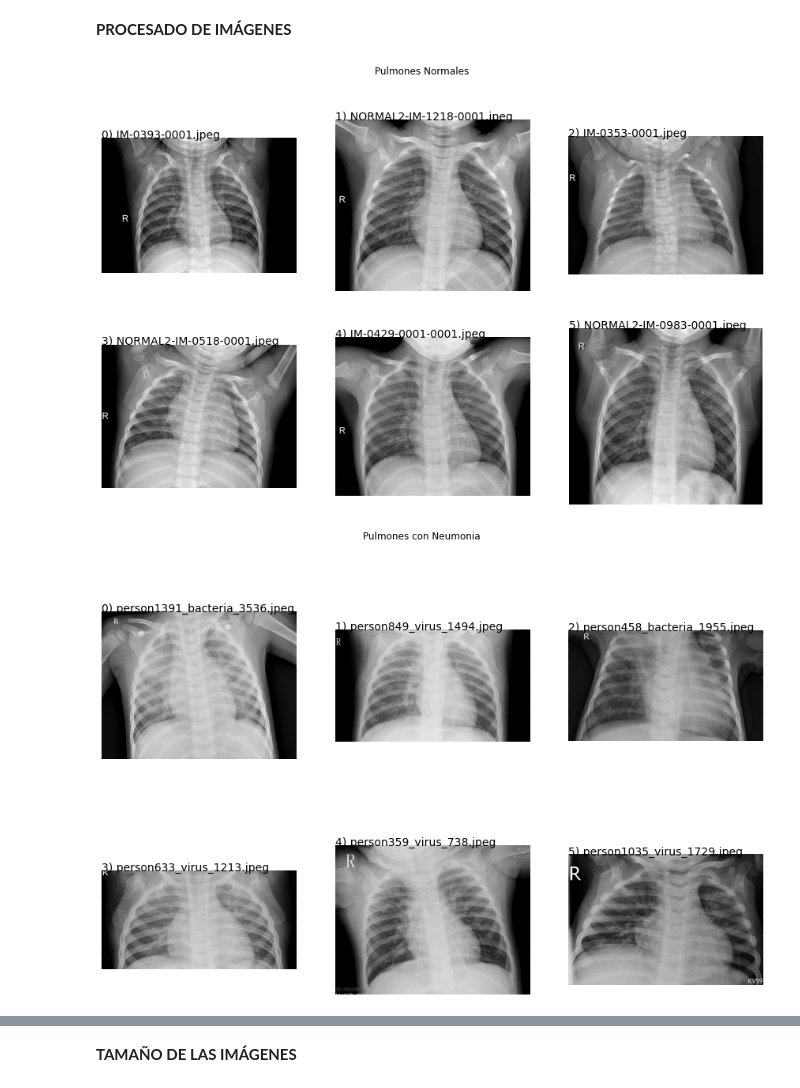
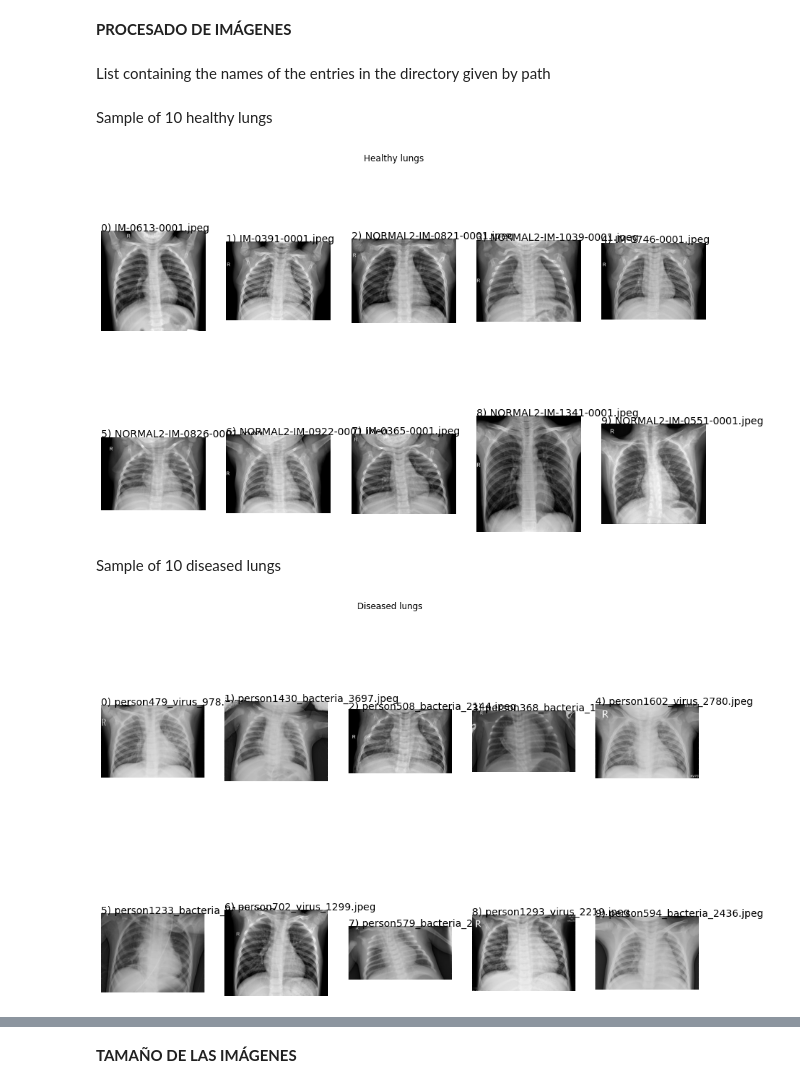
Before and after one commit to Albertogalred/Data-Science, a Jupyter notebook: NeumoX.ipynb, the cells around one changed output, grey strips where cells are left out. Drawn from its saved outputs; the diff is of its cells as text; code cells hidden in the pictures.

```diff
--- a/NeumoX.ipynb
+++ b/NeumoX.ipynb
@@ -101,34 +101,39 @@ import time
 import random
 # %% [markdown]
 **PROCESADO DE IMÁGENES**
+# %% [markdown]
+List containing the names of the entries in the directory given by path
 # %%
-import cv2
-total_images_train_normal = os.listdir('../content/NeumoX/train/NORMAL/')
-total_images_train_pneumonia = os.listdir('../content/NeumoX/train/PNEUMONIA/')
+Train_normal = os.listdir('../content/NeumoX/train/NORMAL/')
+Train_neumonia = os.listdir('../content/NeumoX/train/PNEUMONIA/')
+# %% [markdown]
+Sample of 10 healthy lungs
 # %%
-sample_normal = random.sample(total_images_train_normal,6)
-f,ax = plt.subplots(2,3,figsize=(15,9))
-for i in range(0,6):
-    filename=sample_normal[i]
-    im = cv2.imread('../content/NeumoX/train/NORMAL/' +sample_normal[i])
-    ax[i//3,i%3].imshow(im)
-    ax[i//3,i%3].axis('off')
-    ax[i//3,i%3].text(0.1, 0.9, str(i)+') ' + filename, fontsize=14)
-f.suptitle('Pulmones Normales')
+Pnormal = random.sample(Train_normal,10)
+f,ax = plt.subplots(2,5,figsize=(15,9))
+for i in range(0,10):
+    filename=Pnormal[i]
+    im = cv2.imread('../content/NeumoX/train/NORMAL/' + Pnormal[i])
+    ax[i//5,i%5].imshow(im)
+    ax[i//5,i%5].axis('off')
+    ax[i//5,i%5].text(0.1, 0.9, str(i)+') ' + filename, fontsize=14)
+f.suptitle('Healthy lungs')
 plt.show()
 # %% [output]
-[figure, old version]
+[figure, new version]
+# %% [markdown]
+Sample of 10 diseased lungs
 # %%
-sample_pneumonia = random.sample(total_images_train_pneumonia,6)
-f,ax = plt.subplots(2,3,figsize=(15,10))
+Pneumonia = random.sample(total_images_train_pneumonia,10)
+f,ax = plt.subplots(2,5,figsize=(15,10))
 
-for i in range(0,6):
-    filename=sample_pneumonia[i]
-    im = cv2.imread('../content/NeumoX/train/PNEUMONIA/'+sample_pneumonia[i])
-    ax[i//3,i%3].imshow(im)
-    ax[i//3,i%3].axis('off')
-    ax[i//3,i%3].text(0.1, 0.9, str(i)+') ' + filename, fontsize=14)
-f.suptitle('Pulmones con Neumonia')
+for i in range(0,10):
+    filename=Pneumonia[i]
+    im = cv2.imread('../content/NeumoX/train/PNEUMONIA/'+Pneumonia[i])
+    ax[i//5,i%5].imshow(im)
+    ax[i//5,i%5].axis('off')
+    ax[i//5,i%5].text(0.1, 0.9, str(i)+') ' + filename, fontsize=14)
+f.suptitle('Diseased lungs')
 plt.show()
 # %% [output]
-[figure, old version]
+[figure, new version]
```
Also changed, not shown: parts of 3 cells of this notebook.
